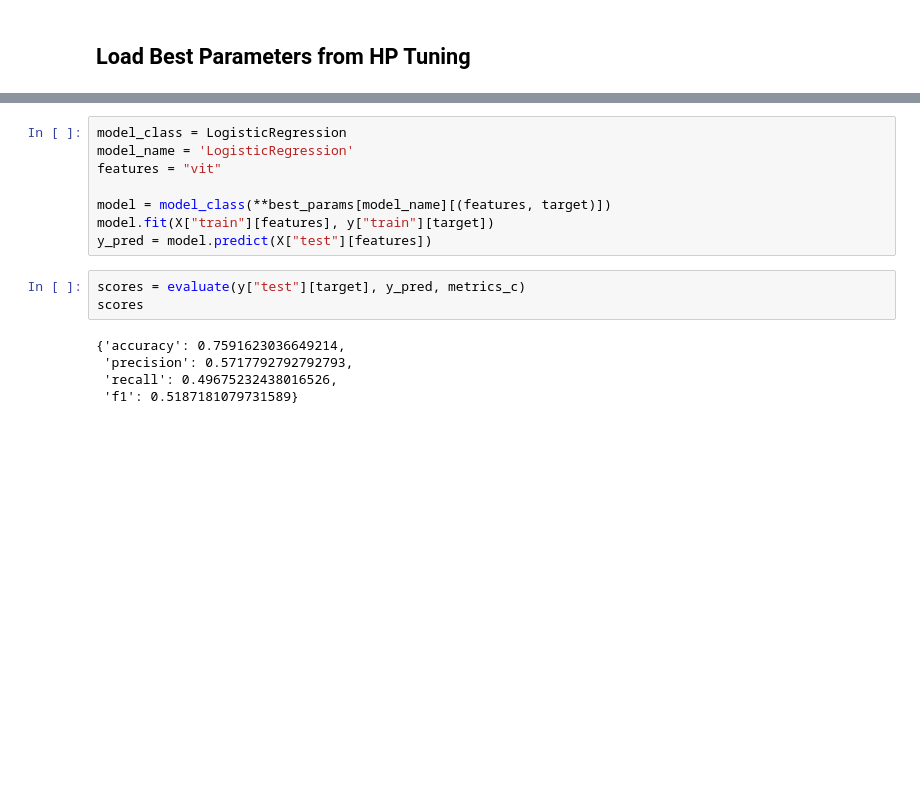
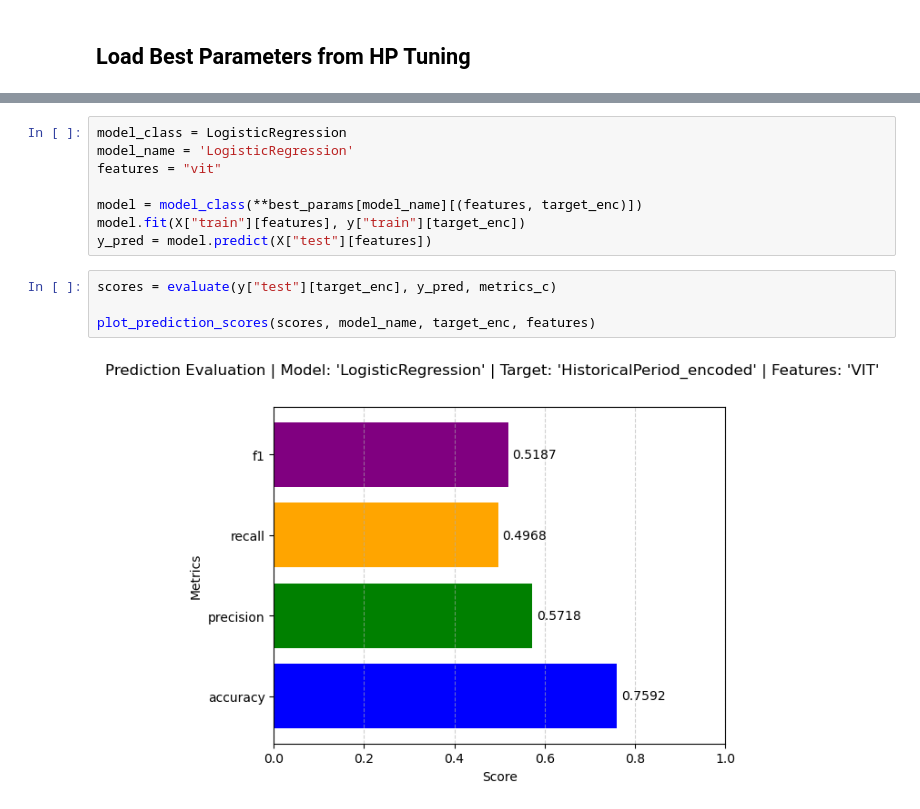
Before and after one commit to dimitris-kr/AgoraPottery, a Jupyter notebook: 02_chronology_prediction/classification/04_model_prediction.ipynb, the cells around one changed output, grey strips where cells are left out. Drawn from its saved outputs; the diff is of its cells as text; blank space fills up the shorter version.

```diff
--- a/02_chronology_prediction/classification/04_model_prediction.ipynb
+++ b/02_chronology_prediction/classification/04_model_prediction.ipynb
@@ -147,15 +147,13 @@ model_class = LogisticRegression
 model_name = 'LogisticRegression'
 features = "vit"
 
-model = model_class(**best_params[model_name][(features, target)])
-model.fit(X["train"][features], y["train"][target])
+model = model_class(**best_params[model_name][(features, target_enc)])
+model.fit(X["train"][features], y["train"][target_enc])
 y_pred = model.predict(X["test"][features])
 # %%
-scores = evaluate(y["test"][target], y_pred, metrics_c)
-scores
+scores = evaluate(y["test"][target_enc], y_pred, metrics_c)
+
+plot_prediction_scores(scores, model_name, target_enc, features)
 # %% [output]
-{'accuracy': 0.7591623036649214,
- 'precision': 0.5717792792792793,
- 'recall': 0.49675232438016526,
- 'f1': 0.5187181079731589}
+[figure, added]
 # %%
```
Also changed, not shown: parts of 33 cells of this notebook, 4 other files.
